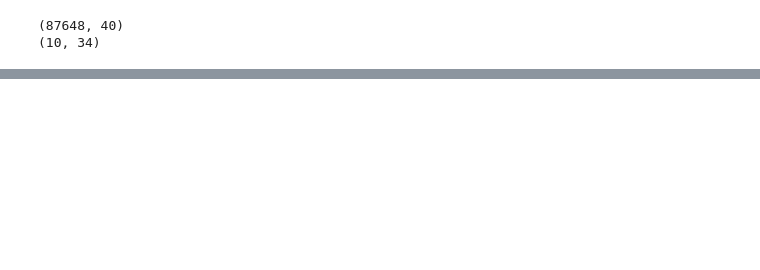
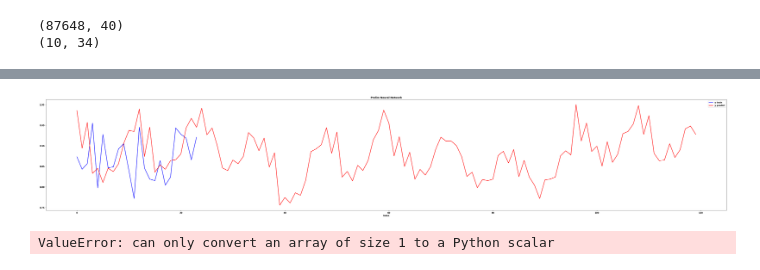
Before and after one commit to annaptasznik/EE555-FinalProject, a Jupyter notebook: ee555DAY.ipynb, the cells around one changed output, grey strips where cells are left out. Saved outputs shown, nothing was run; the diff lists cells and outputs as text; code cells hidden in the pictures; blank space fills up the shorter version.

```diff
--- a/ee555DAY.ipynb
+++ b/ee555DAY.ipynb
@@ -616,0 +276,20 @@ plt.show()
+# %%
+plt.plot(y_testDE, lw=2, color="blue", label="y train")
+plt.plot( nonan['DE'].values, lw=2, color="red", label="y predict")
+plt.legend()
+plt.title("Prelim Neural Network")
+plt.xlabel("Index")
+plt.rcParams["figure.figsize"] = (60,10)
+plt.show()
+# %% [output]
+[figure, added]
+# %%
+#Y_hat_train = nn.functional.log_softmax(y_testDE, dim=0)
+#Y_train = nn.functional.log_softmax(nonan['DE'].values, dim=0)
+#loss = nn.KLDivLoss(reduction='batchmean',  log_target=True)(Y_hat_train ,Y_train)
+#print(loss)
+
+#print("Test error: ", (torch.linalg.norm(y_testDE-nonan['DE'].values[0:24],ord='fro')**2/len(x_testDE)).item())
+print("Test error: ", ((y_testDE-nonan['DE'].values[0:24])**2/len(x_testDE)).item())
+# %% [output]
+ValueError: can only convert an array of size 1 to a Python scalar
```
Also changed, not shown: parts of 46 cells of this notebook.
